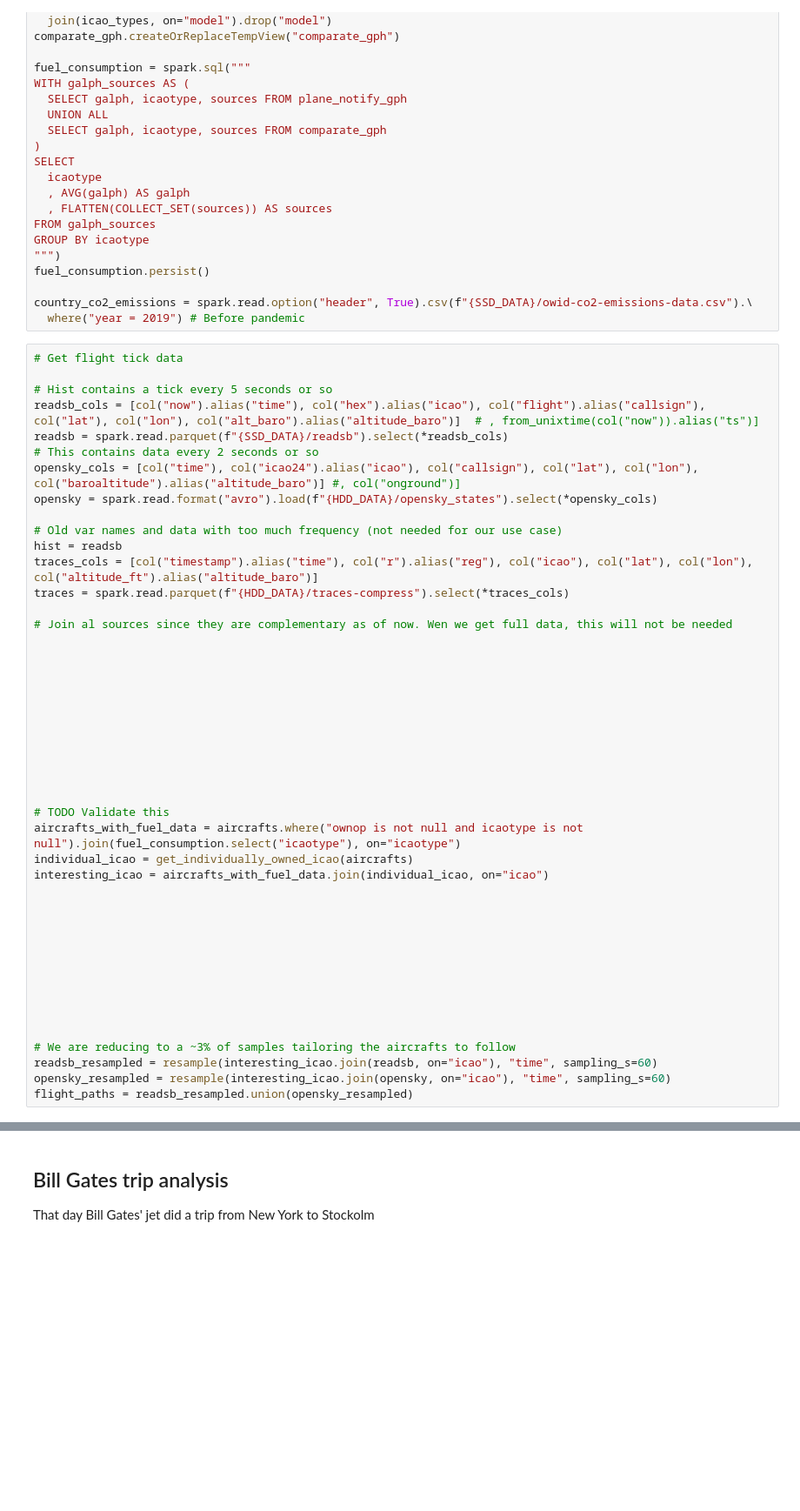
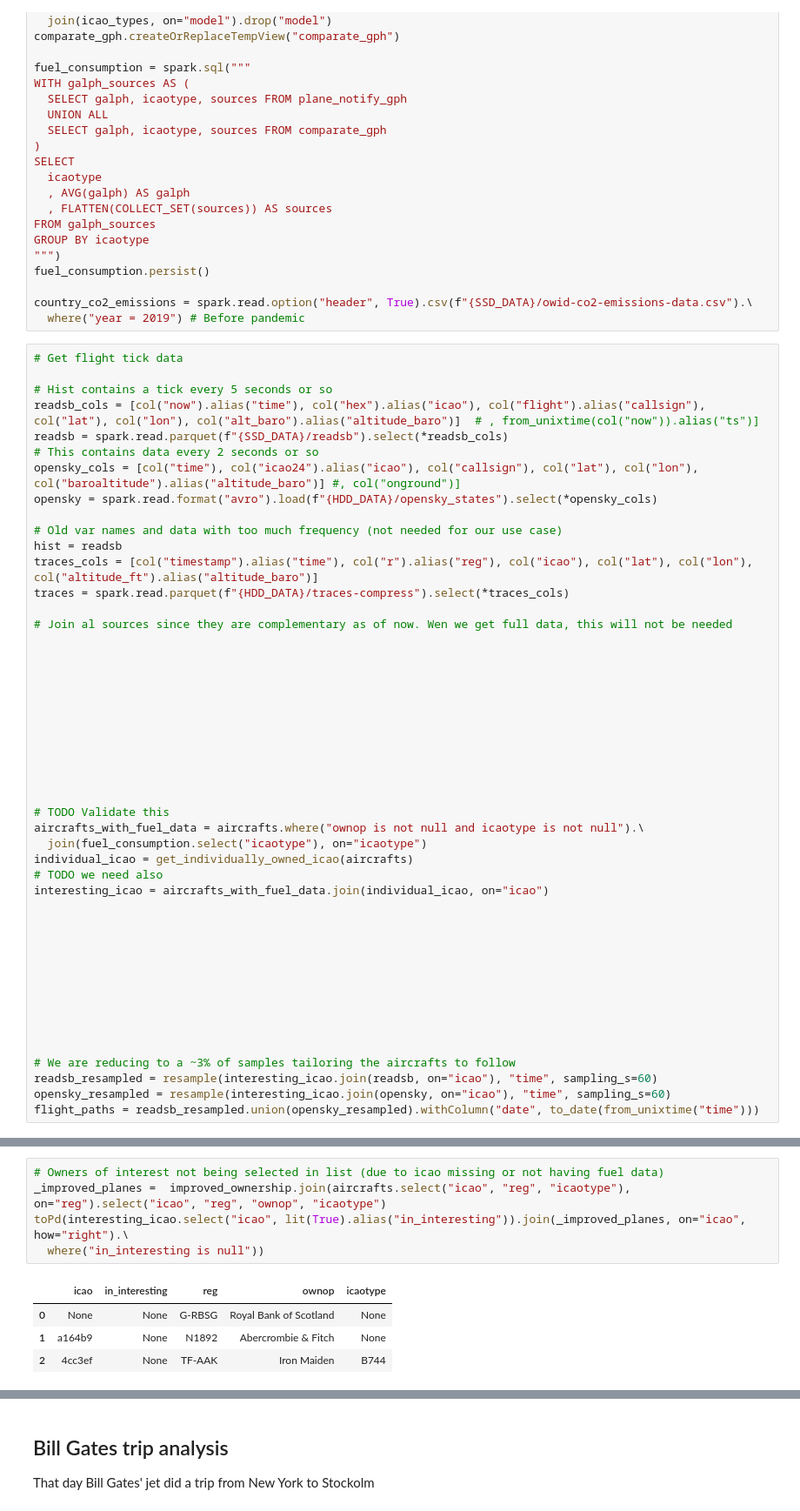
Before and after one commit to martsec/flight_co2_analysis, a Jupyter notebook: Analysis.ipynb, the cells around one changed output, grey strips where cells are left out. Shown: that part at 87% size. Saved outputs shown, nothing was run; the diff lists cells and outputs as text; blank space fills up the shorter version.

```diff
--- a/Analysis.ipynb
+++ b/Analysis.ipynb
@@ -334,8 +300,10 @@ traces = spark.read.parquet(f"{HDD_DATA}/traces-compress").select(*traces_cols)
 
 
 # TODO Validate this
-aircrafts_with_fuel_data = aircrafts.where("ownop is not null and icaotype is not null").join(fuel_consumption.select("icaotype"), on="icaotype")
+aircrafts_with_fuel_data = aircrafts.where("ownop is not null and icaotype is not null").\
+  join(fuel_consumption.select("icaotype"), on="icaotype")
 individual_icao = get_individually_owned_icao(aircrafts)
+# TODO we need also
 interesting_icao = aircrafts_with_fuel_data.join(individual_icao, on="icao")
 
 
@@ -350,5 +318,5 @@ interesting_icao = aircrafts_with_fuel_data.join(individual_icao, on="icao")
 # We are reducing to a ~3% of samples tailoring the aircrafts to follow
 readsb_resampled = resample(interesting_icao.join(readsb, on="icao"), "time", sampling_s=60)
 opensky_resampled = resample(interesting_icao.join(opensky, on="icao"), "time", sampling_s=60)
-flight_paths = readsb_resampled.union(opensky_resampled)
+flight_paths = readsb_resampled.union(opensky_resampled).withColumn("date", to_date(from_unixtime("time")))
 # %% [output]
@@ -358,3 +339,13 @@ toPd(aircrafts.where("ownop like 'Amanc%'"))
 # %% [output]
 |  | icao | reg | icaotype | short_type | ownop | model | manufacturer | wiki_page | extra | tags | ... |
 | 0 | 344547 | EC-LZU | G650 | L2J | Amancio Ortega | G650 | Gulfstream Aerospace | https://en.wikipedia.org/wiki/Ama... | Large (75000 to 300000 lbs) | [corporate, retail, clothing] | ... |
+# %%
+# Owners of interest not being selected in list (due to icao missing or not having fuel data)
+_improved_planes =  improved_ownership.join(aircrafts.select("icao", "reg", "icaotype"), on="reg").select("icao", "reg", "ownop", "icaotype")
+toPd(interesting_icao.select("icao", lit(True).alias("in_interesting")).join(_improved_planes, on="icao", how="right").\
+  where("in_interesting is null"))
+# %% [output]
+|  | icao | in_interesting | reg | ownop | icaotype |
+| 0 | None | None | G-RBSG | Royal Bank of Scotland | None |
+| 1 | a164b9 | None | N1892 | Abercrombie & Fitch | None |
+| 2 | 4cc3ef | None | TF-AAK | Iron Maiden | B744 |
```
Also changed, not shown: parts of 24 cells of this notebook, 3 other files.
